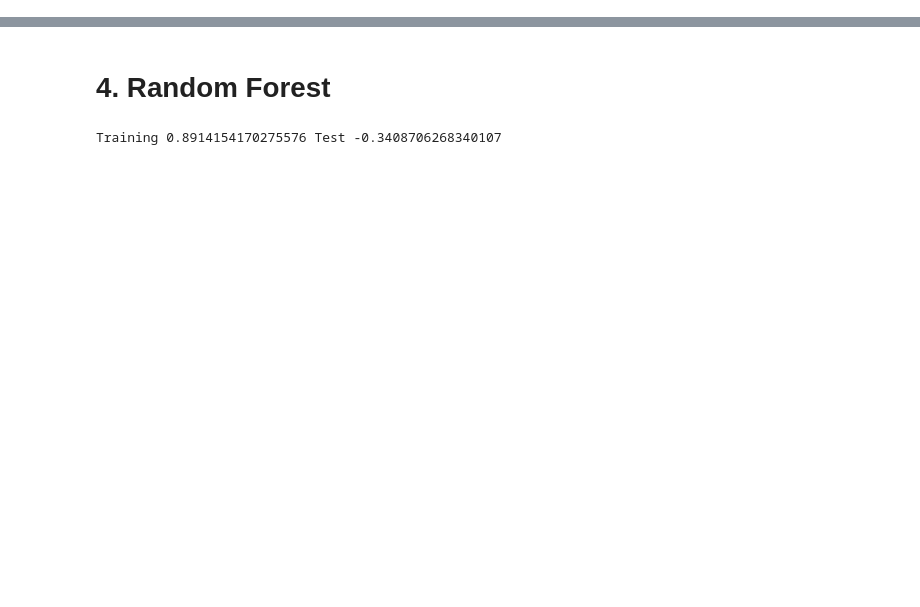
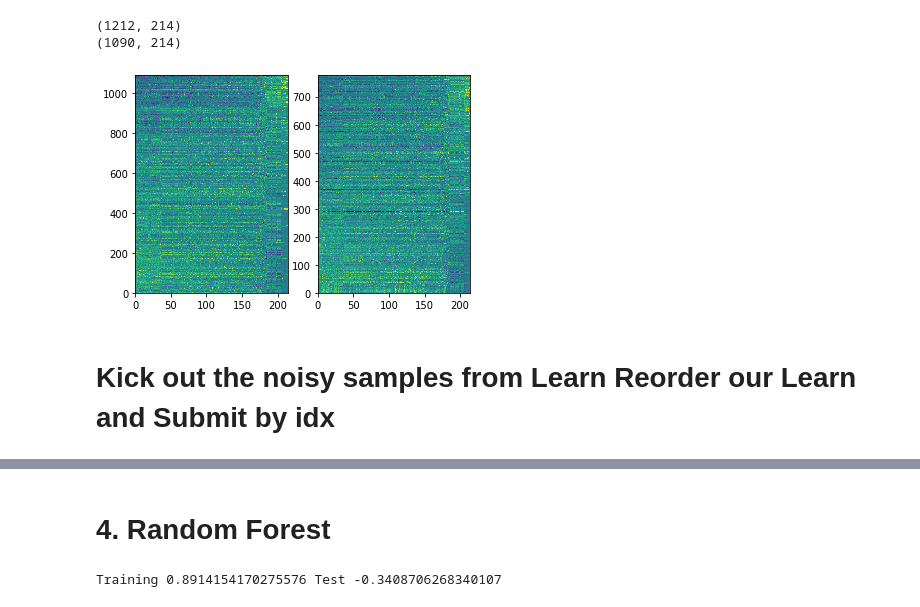
Before and after one commit to Luca-Blum/Advanced_Machine_Learning, a Jupyter notebook: task1/task1 - Yanick.ipynb, the cells around one changed output, grey strips where cells are left out. Saved outputs shown, nothing was run; the diff lists cells and outputs as text; code cells hidden in the pictures; blank space fills up the shorter version.

```diff
--- a/task1/task1 - Yanick.ipynb
+++ b/task1/task1 - Yanick.ipynb
@@ -246,0 +125,5 @@ plt.show()
+# %%
+X_learnCopy=X_learn.copy()
+Y_learnCopy=Y_learn.copy()
+X_submitCopy=X_submit.copy()
+Y_submitCopy=Y_submit.copy()
@@ -246,0 +190,18 @@ plt.show()
+# %%
+iso =IsolationForest(contamination=0.1).fit(X_learnSampleSelect,Y_learn)
+print(np.shape(X_learnSampleSelect))
+sampleS = (iso.predict(X_learnSampleSelect))!= -1
+X_learnSampleSelect = X_learnSampleSelect[sampleS]
+print(np.shape(X_learnSampleSelect))
+
+axes = plt.subplot2grid((1, 2), (0, 0))
+plt.pcolor(X_learnSampleSelect)
+axes = plt.subplot2grid((1, 2), (0, 1))
+plt.pcolor(X_submitSampleSelect)
+plt.show()
+# %% [output]
+(1212, 214)
+(1090, 214)
+[figure, added]
+# %% [markdown]
+# Kick out the noisy samples from Learn Reorder our Learn and Submit by idx
```
Also changed, not shown: parts of 49 cells of this notebook, 2 other files.
